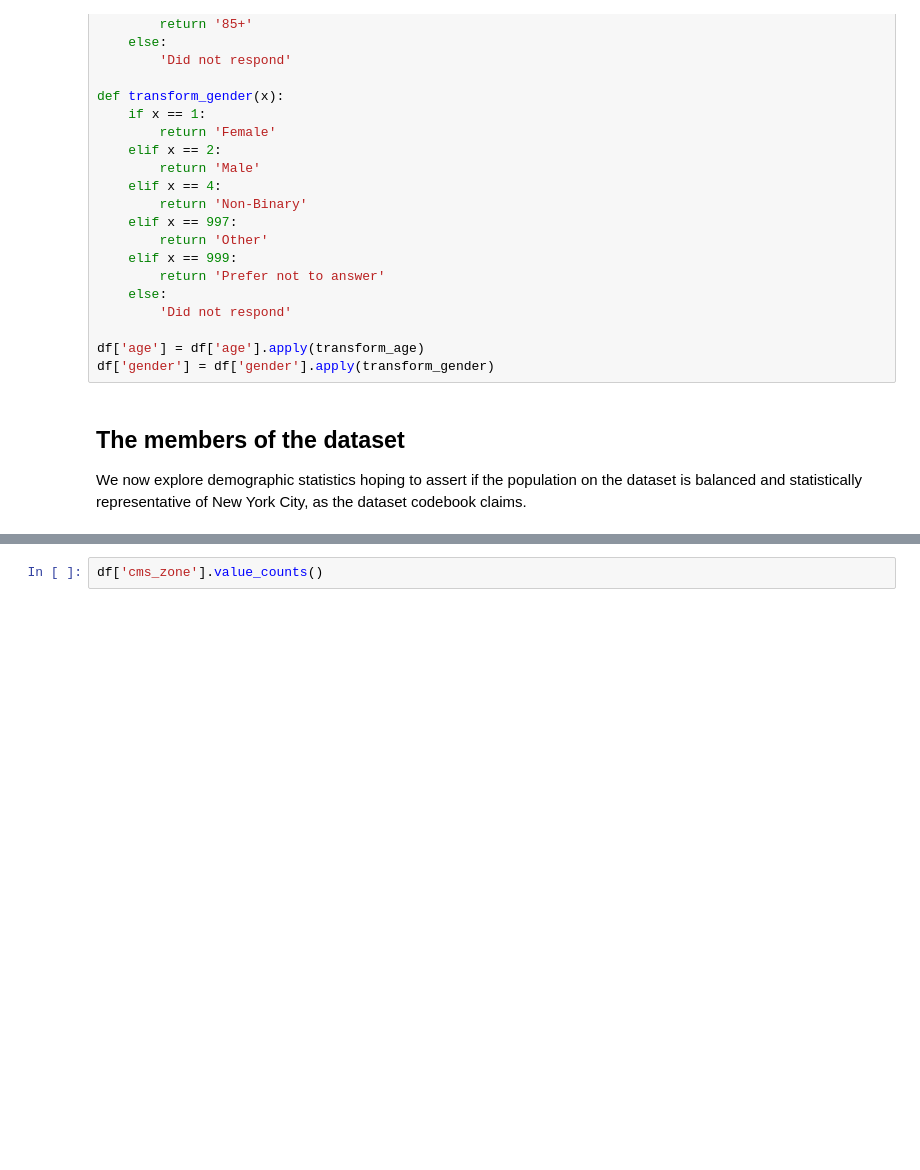
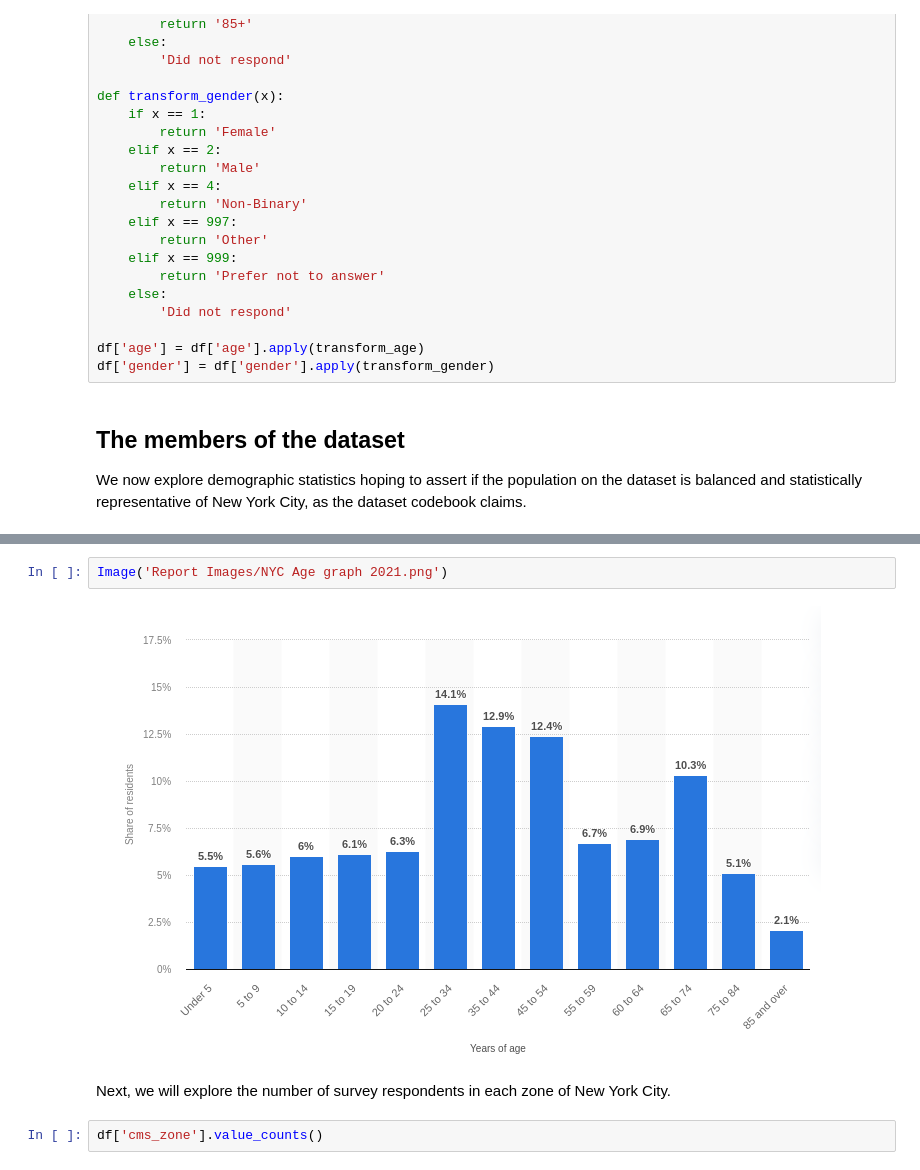
Before and after one commit to Axemt/TUD-2223-DATAH3-Project, a Jupyter notebook: NYC's 2019 Citywide Mobility Survey.ipynb, the cells around one changed output, grey strips where cells are left out. Cells and saved outputs as stored; diff of their text form; blank space fills up the shorter version.

```diff
--- a/NYC's 2019 Citywide Mobility Survey.ipynb
+++ b/NYC's 2019 Citywide Mobility Survey.ipynb
@@ -274,3 +273,9 @@ Next, we will explore the number of survey respondents in each zone of New York
+# %%
+Image('Report Images/NYC Age graph 2021.png')
+# %% [output]
+[figure, added]
+# %% [markdown]
+Next, we will explore the number of survey respondents in each zone of New York City.
 # %%
 df['cms_zone'].value_counts()
 # %% [output]
```
Also changed, not shown: parts of 60 cells of this notebook, 2 other files.
